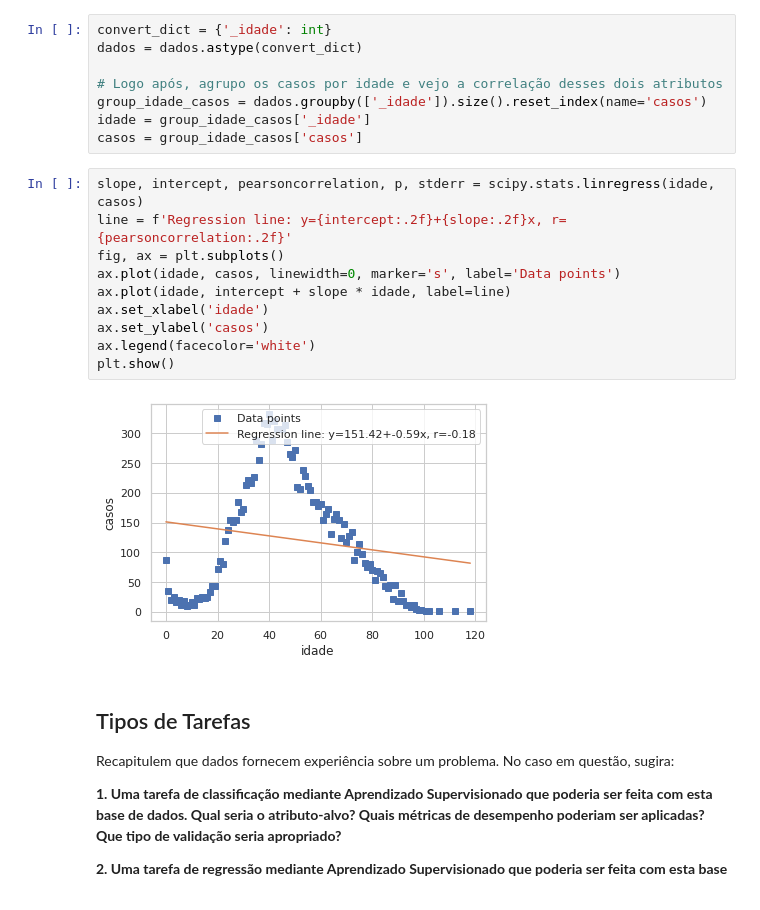
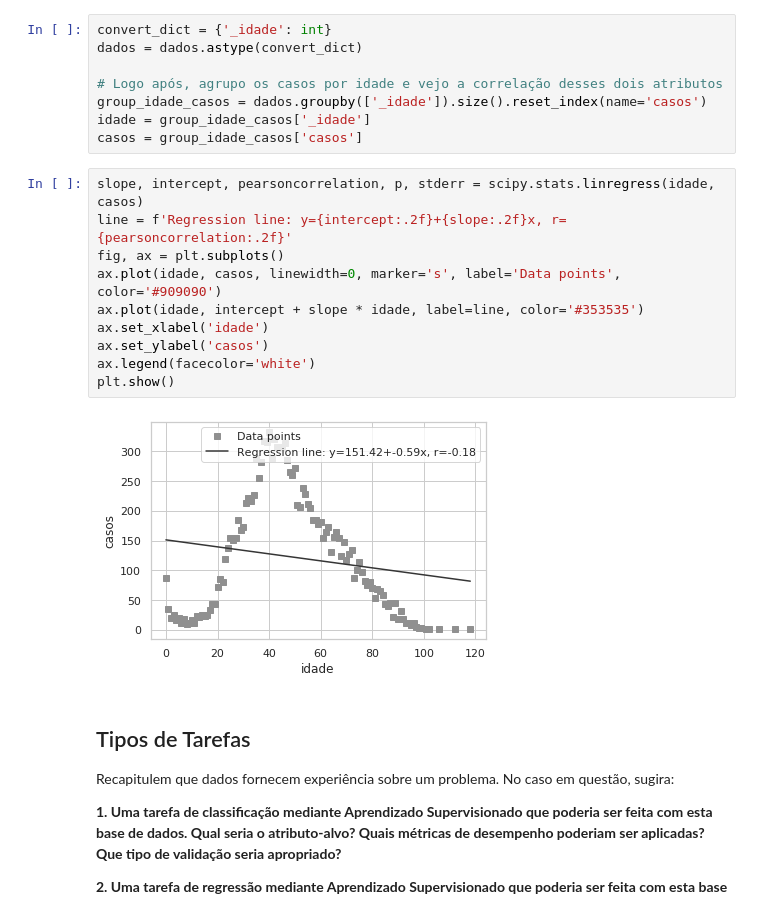
Before and after one commit to EnriqueIzel2/top-analise-redes-neurais, a Jupyter notebook: manaus_covid_graphics.ipynb, the cells around one changed output. Drawn from its saved outputs; the diff is of its cells as text.

```diff
--- a/manaus_covid_graphics.ipynb
+++ b/manaus_covid_graphics.ipynb
@@ -157,15 +158,15 @@ casos = group_idade_casos['casos']
 # %%
 slope, intercept, pearsoncorrelation, p, stderr = scipy.stats.linregress(idade, casos)
 line = f'Regression line: y={intercept:.2f}+{slope:.2f}x, r={pearsoncorrelation:.2f}'
 fig, ax = plt.subplots()
-ax.plot(idade, casos, linewidth=0, marker='s', label='Data points')
-ax.plot(idade, intercept + slope * idade, label=line)
+ax.plot(idade, casos, linewidth=0, marker='s', label='Data points', color='#909090')
+ax.plot(idade, intercept + slope * idade, label=line, color='#353535')
 ax.set_xlabel('idade')
 ax.set_ylabel('casos')
 ax.legend(facecolor='white')
 plt.show()
 # %% [output]
-[figure, old version]
+[figure, new version]
 # %% [markdown]
 ## Tipos de Tarefas
 Recapitulem que dados fornecem experiência sobre um problema. No caso em questão, sugira:
```
Also changed, not shown: parts of 5 cells of this notebook.
